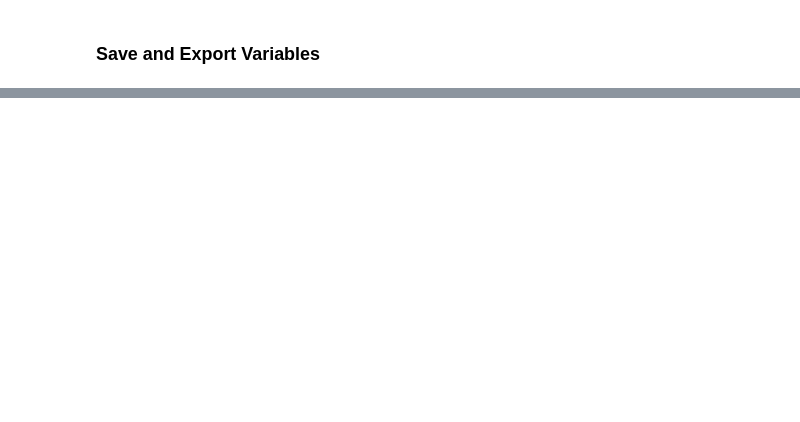
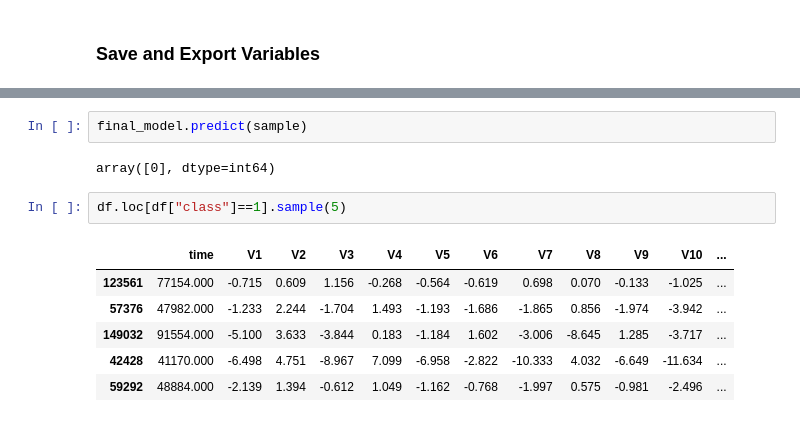
Before and after one commit to habip-bingol/Projects, a Jupyter notebook: ML_Projects/Capstone_Projects/Fraud_Detection/Fraud_Detection.ipynb, the cells around one changed output, grey strips where cells are left out. Cells and saved outputs as stored; diff of their text form; blank space fills up the shorter version.

```diff
--- a/ML_Projects/Capstone_Projects/Fraud_Detection/Fraud_Detection.ipynb
+++ b/ML_Projects/Capstone_Projects/Fraud_Detection/Fraud_Detection.ipynb
@@ -2096,0 +2301,13 @@ After doing the following operations in this notebook, jump to a proper IDE and
+# %%
+final_model.predict(sample)
+# %% [output]
+array([0], dtype=int64)
+# %%
+df.loc[df["class"]==1].sample(5)
+# %% [output]
+|  | time | V1 | V2 | V3 | V4 | V5 | V6 | V7 | V8 | V9 | V10 | ... |
+| 123561 | 77154.000 | -0.715 | 0.609 | 1.156 | -0.268 | -0.564 | -0.619 | 0.698 | 0.070 | -0.133 | -1.025 | ... |
+| 57376 | 47982.000 | -1.233 | 2.244 | -1.704 | 1.493 | -1.193 | -1.686 | -1.865 | 0.856 | -1.974 | -3.942 | ... |
+| 149032 | 91554.000 | -5.100 | 3.633 | -3.844 | 0.183 | -1.184 | 1.602 | -3.006 | -8.645 | 1.285 | -3.717 | ... |
+| 42428 | 41170.000 | -6.498 | 4.751 | -8.967 | 7.099 | -6.958 | -2.822 | -10.333 | 4.032 | -6.649 | -11.634 | ... |
+| 59292 | 48884.000 | -2.139 | 1.394 | -0.612 | 1.049 | -1.162 | -0.768 | -1.997 | 0.575 | -0.981 | -2.496 | ... |
```
Also changed, not shown: parts of 30 cells of this notebook.
